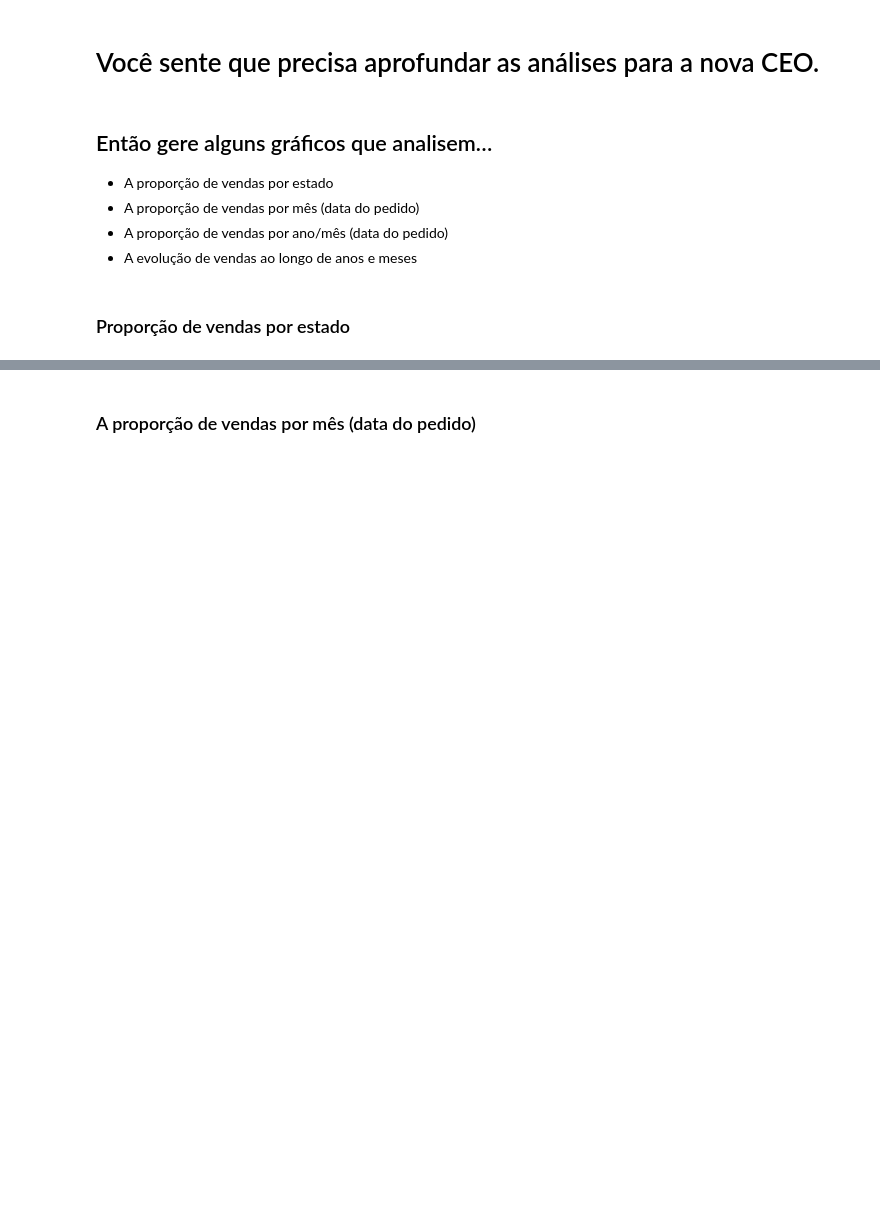
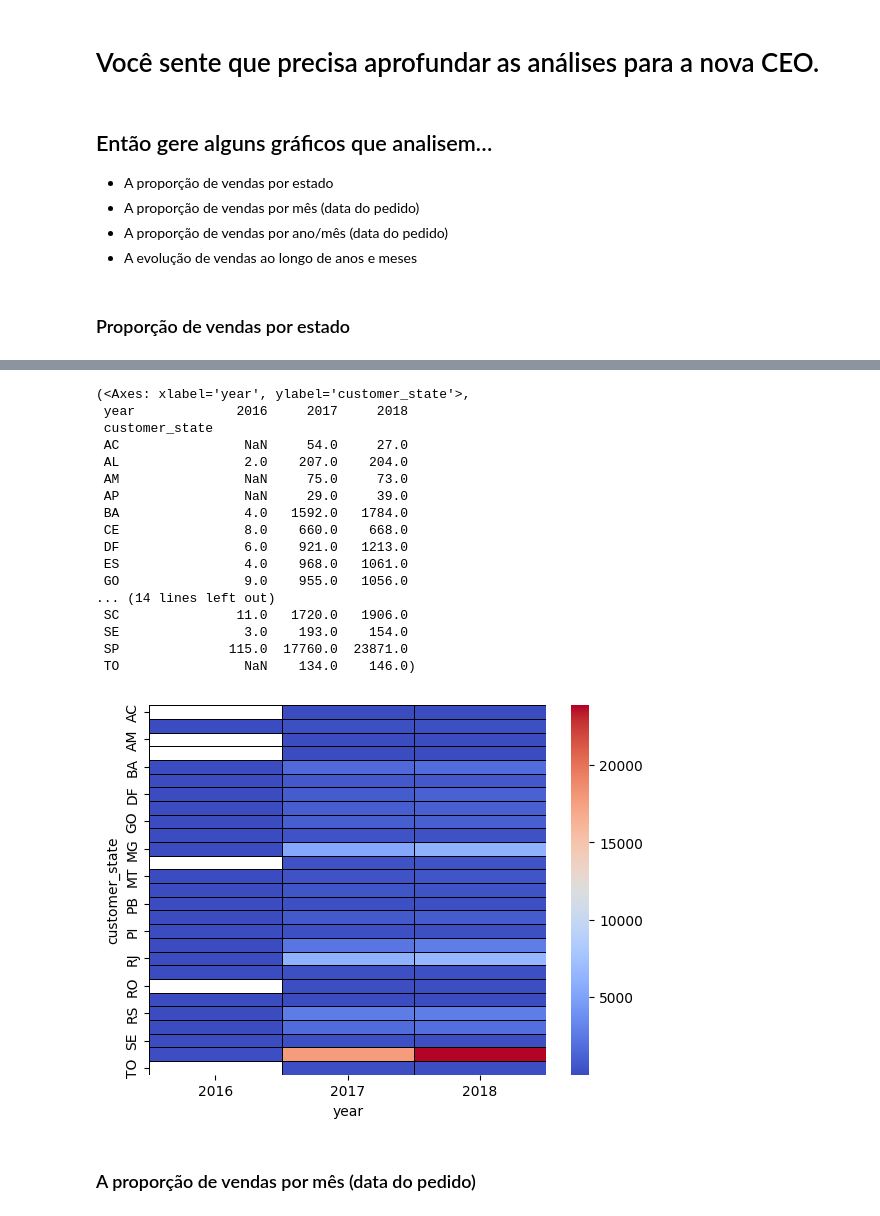
Before and after one commit to DS-Johnny/Estatistica_AnalisedeDados, a Jupyter notebook: ciclo_3/exercicio_ciclo_3.ipynb, the cells around one changed output, grey strips where cells are left out. Cells and saved outputs as stored; diff of their text form; code cells hidden in the pictures; blank space fills up the shorter version.

```diff
--- a/ciclo_3/exercicio_ciclo_3.ipynb
+++ b/ciclo_3/exercicio_ciclo_3.ipynb
@@ -58,3 +89,29 @@ plt.barh(states,state_counts)
+# %%
+oc = order_customers.groupby(['customer_state', 'year']).agg({'order_id':'count'}).sort_values('order_id', ascending=False).reset_index()
+
+oc.columns=['customer_state', 'year', 'orders']
+#sns.histplot(oc, x='customer_state', y='order_id', hue='year')
+oc_corr = oc.pivot_table(values='orders', index='customer_state', columns='year')
+sns.heatmap(oc_corr, cmap='coolwarm', linecolor='black', linewidths=0.5), oc_corr
+# %% [output]
+(<Axes: xlabel='year', ylabel='customer_state'>,
+ year             2016     2017     2018
+ customer_state
+ AC                NaN     54.0     27.0
+ AL                2.0    207.0    204.0
+ AM                NaN     75.0     73.0
+ AP                NaN     29.0     39.0
+ BA                4.0   1592.0   1784.0
+ CE                8.0    660.0    668.0
+ DF                6.0    921.0   1213.0
+ ES                4.0    968.0   1061.0
+ GO                9.0    955.0   1056.0
+... (14 lines left out)
+ SC               11.0   1720.0   1906.0
+ SE                3.0    193.0    154.0
+ SP              115.0  17760.0  23871.0
+ TO                NaN    134.0    146.0)
+[figure, added]
 # %% [markdown]
 ### A proporção de vendas por mês (data do pedido)
 # %%
```
Also changed, not shown: parts of 32 cells of this notebook.
